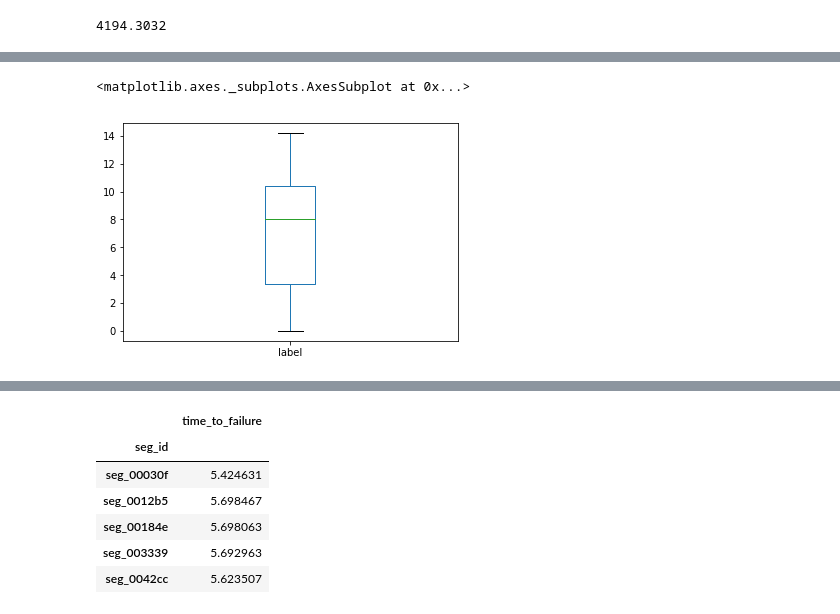
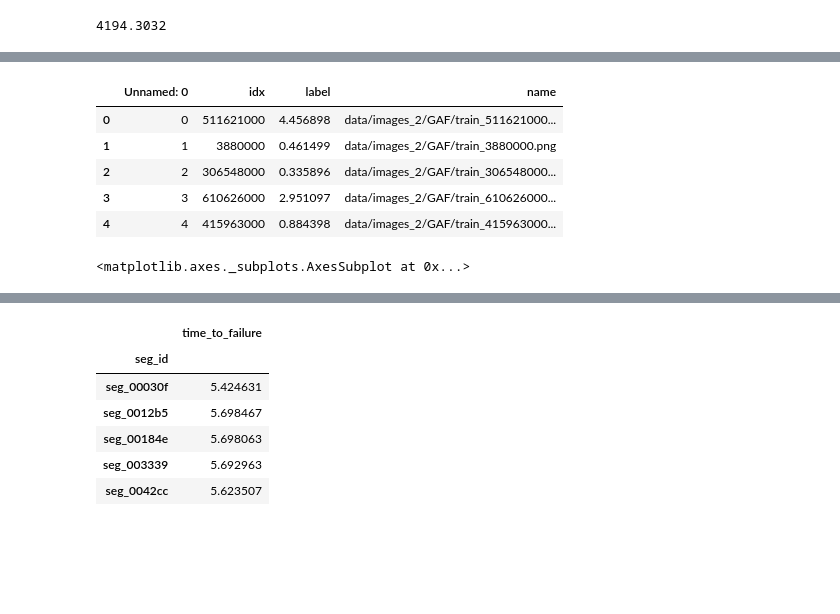
Before and after one commit to takotab/LANL, a Jupyter notebook: cnn_GAF_fastai.ipynb, the cells around one changed output, grey strips where cells are left out. Drawn from its saved outputs; the diff is of its cells as text; code cells hidden in the pictures; blank space fills up the shorter version.

```diff
--- a/cnn_GAF_fastai.ipynb
+++ b/cnn_GAF_fastai.ipynb
@@ -79,5 +82,14 @@ IndexError: single positional indexer is out-of-bounds
+# %%
+labels_df = pd.read_csv('data/labels_df_train.csv')
+labels_df.head()
+# %% [output]
+|  | Unnamed: 0 | idx | label | name |
+| 0 | 0 | 511621000 | 4.456898 | data/images_2/GAF/train_511621000... |
+| 1 | 1 | 3880000 | 0.461499 | data/images_2/GAF/train_3880000.png |
+| 2 | 2 | 306548000 | 0.335896 | data/images_2/GAF/train_306548000... |
+| 3 | 3 | 610626000 | 2.951097 | data/images_2/GAF/train_610626000... |
+| 4 | 4 | 415963000 | 0.884398 | data/images_2/GAF/train_415963000... |
 # %%
 labels_df.label.plot(kind='box')
 # %% [output]
 <matplotlib.axes._subplots.AxesSubplot at 0x...>
-[figure, removed]
```
Also changed, not shown: parts of 19 cells of this notebook.
